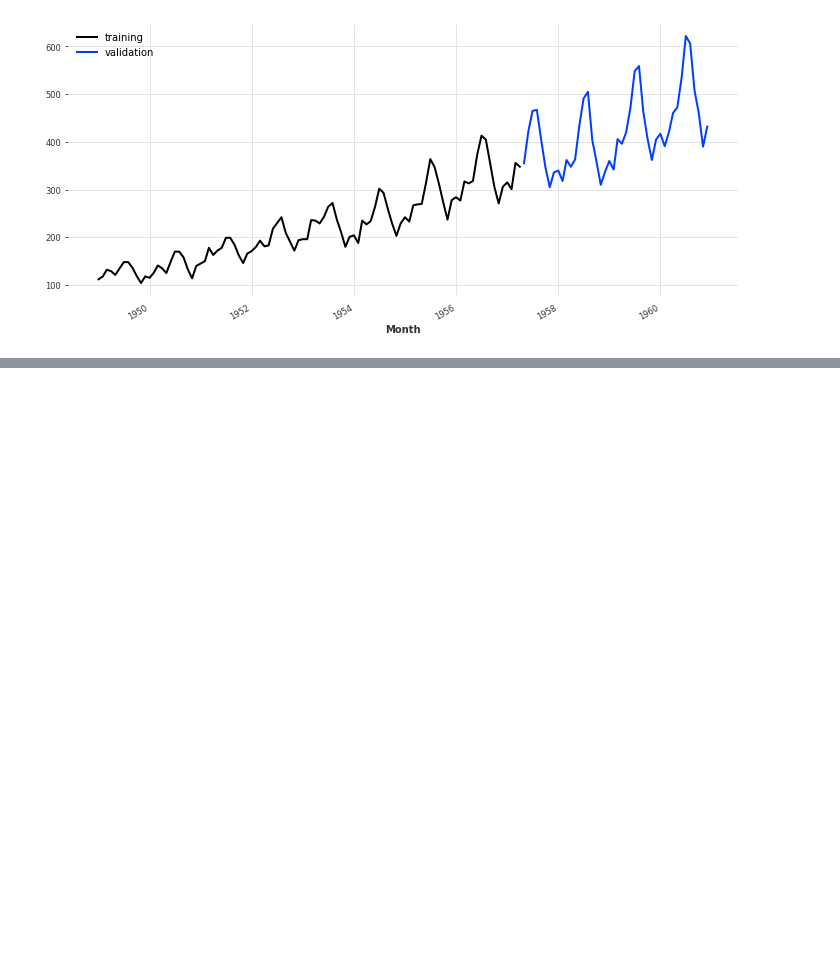
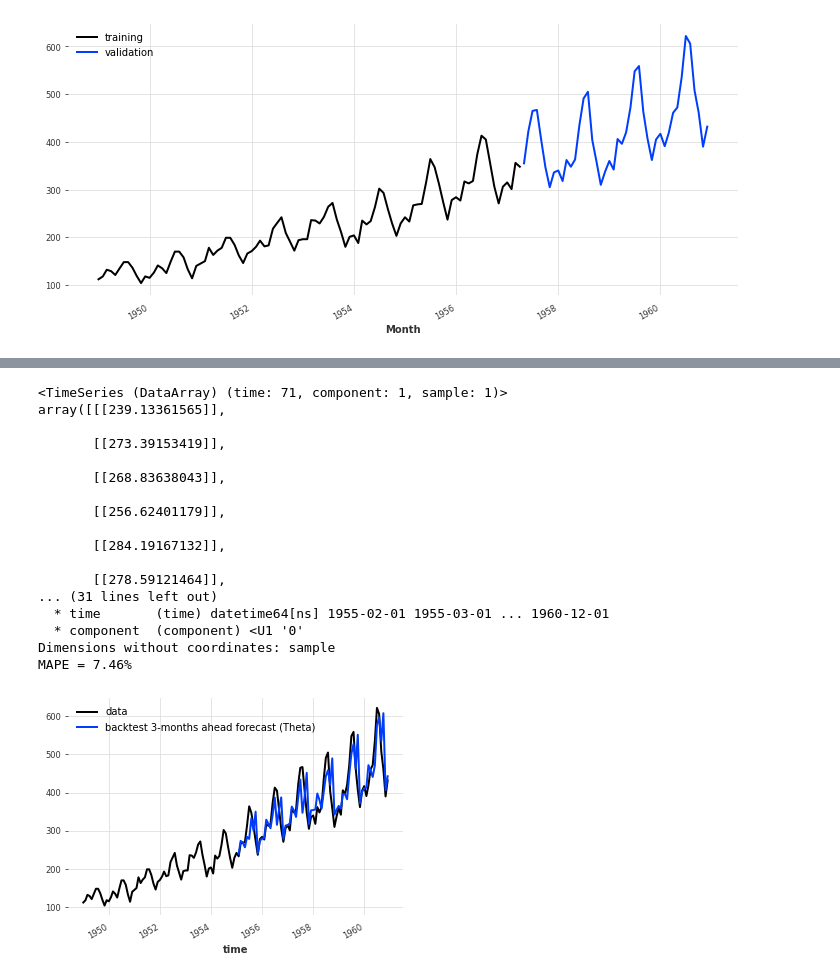
Before and after one commit to adroit28/time_series_forecasting, a Jupyter notebook: darts_baseline.ipynb, the cells around one changed output, grey strips where cells are left out. Drawn from its saved outputs; the diff is of its cells as text; code cells hidden in the pictures; blank space fills up the shorter version.

Commit message:
added backtesting

```diff
--- a/darts_baseline.ipynb
+++ b/darts_baseline.ipynb
@@ -382,0 +379,29 @@ lenght of validation data 44
+# %%
+# Backtesting (Forecast Horizon 3 Months)
+
+historical_fcast_theta = best_model.historical_forecasts(
+    series, start=0.5, forecast_horizon=3, verbose=True
+)
+print(historical_fcast_theta)
+series.plot(label="data")
+historical_fcast_theta.plot(label="backtest 3-months ahead forecast (Theta)")
+print("MAPE = {:.2f}%".format(mape(historical_fcast_theta, series)))
+# %% [output]
+<TimeSeries (DataArray) (time: 71, component: 1, sample: 1)>
+array([[[239.13361565]],
+
+       [[273.39153419]],
+
+       [[268.83638043]],
+
+       [[256.62401179]],
+
+       [[284.19167132]],
+
+       [[278.59121464]],
+... (31 lines left out)
+  * time       (time) datetime64[ns] 1955-02-01 1955-03-01 ... 1960-12-01
+  * component  (component) <U1 '0'
+Dimensions without coordinates: sample
+MAPE = 7.46%
+[figure, added]
```
Also changed, not shown: parts of 21 cells of this notebook.
